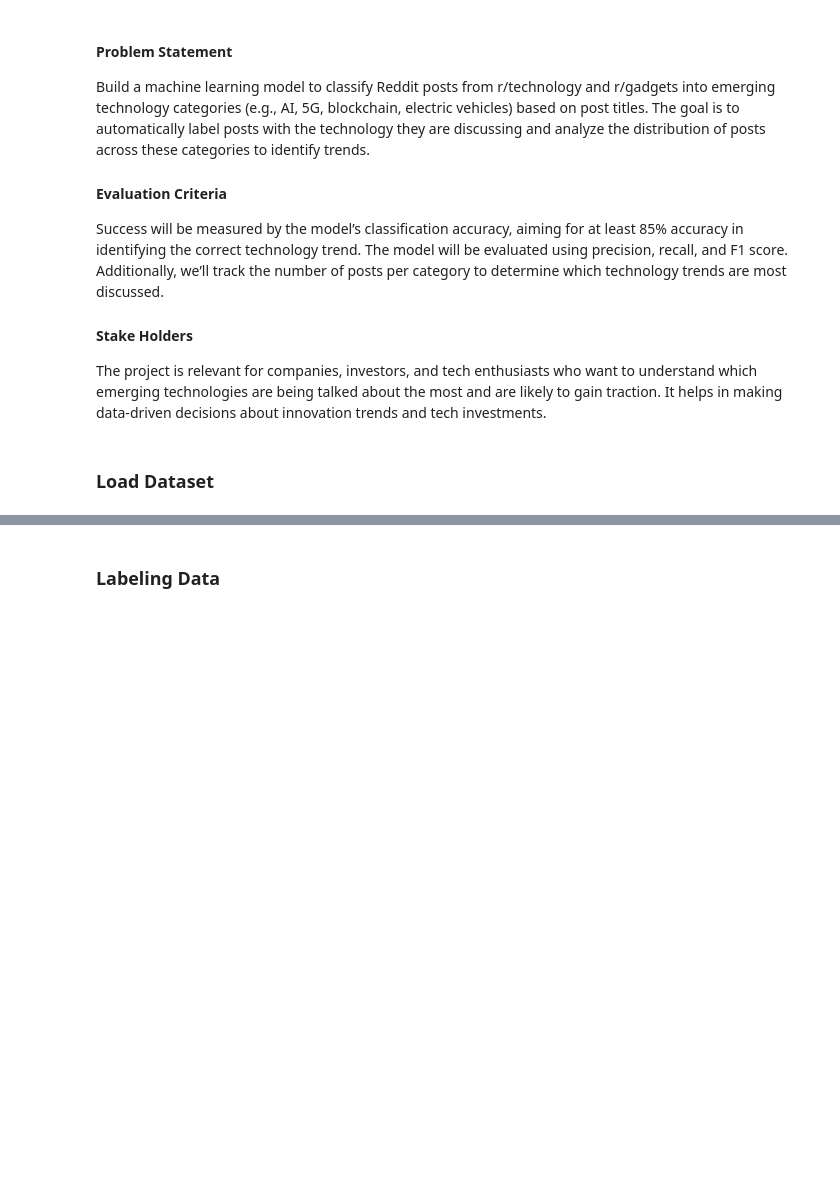
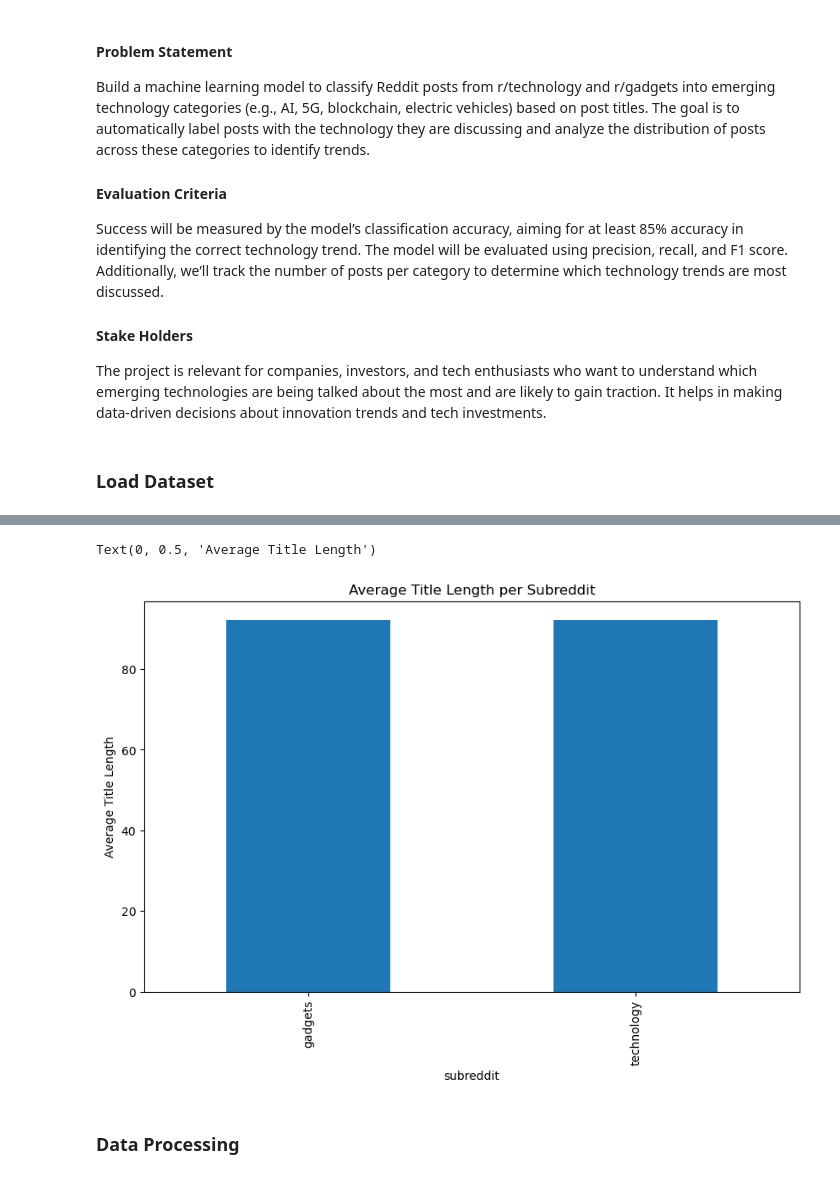
Before and after one commit to saima-abdullah/reddit-classification-nlp, a Jupyter notebook: classification_models.ipynb, the cells around one changed output, grey strips where cells are left out. Drawn from its saved outputs; the diff is of its cells as text; code cells hidden in the pictures; blank space fills up the shorter version.

```diff
--- a/classification_models.ipynb
+++ b/classification_models.ipynb
@@ -217,2 +117,15 @@ other_posts
+# %%
+# Average length of titles per subreddit
+data['title_length'] = data['title'].apply(len)
+avg_title_length_per_subreddit = data.groupby('subreddit')['title_length'].mean()
+
+# Plot average title length per subreddit
+plt.figure(figsize=(10,6))
+avg_title_length_per_subreddit.plot(kind='bar')
+plt.title('Average Title Length per Subreddit')
+plt.ylabel('Average Title Length')
+# %% [output]
+Text(0, 0.5, 'Average Title Length')
+[figure, added]
 # %% [markdown]
-### Labeling Data
+### Data Processing
```
Also changed, not shown: parts of 60 cells of this notebook, 3 other files.
